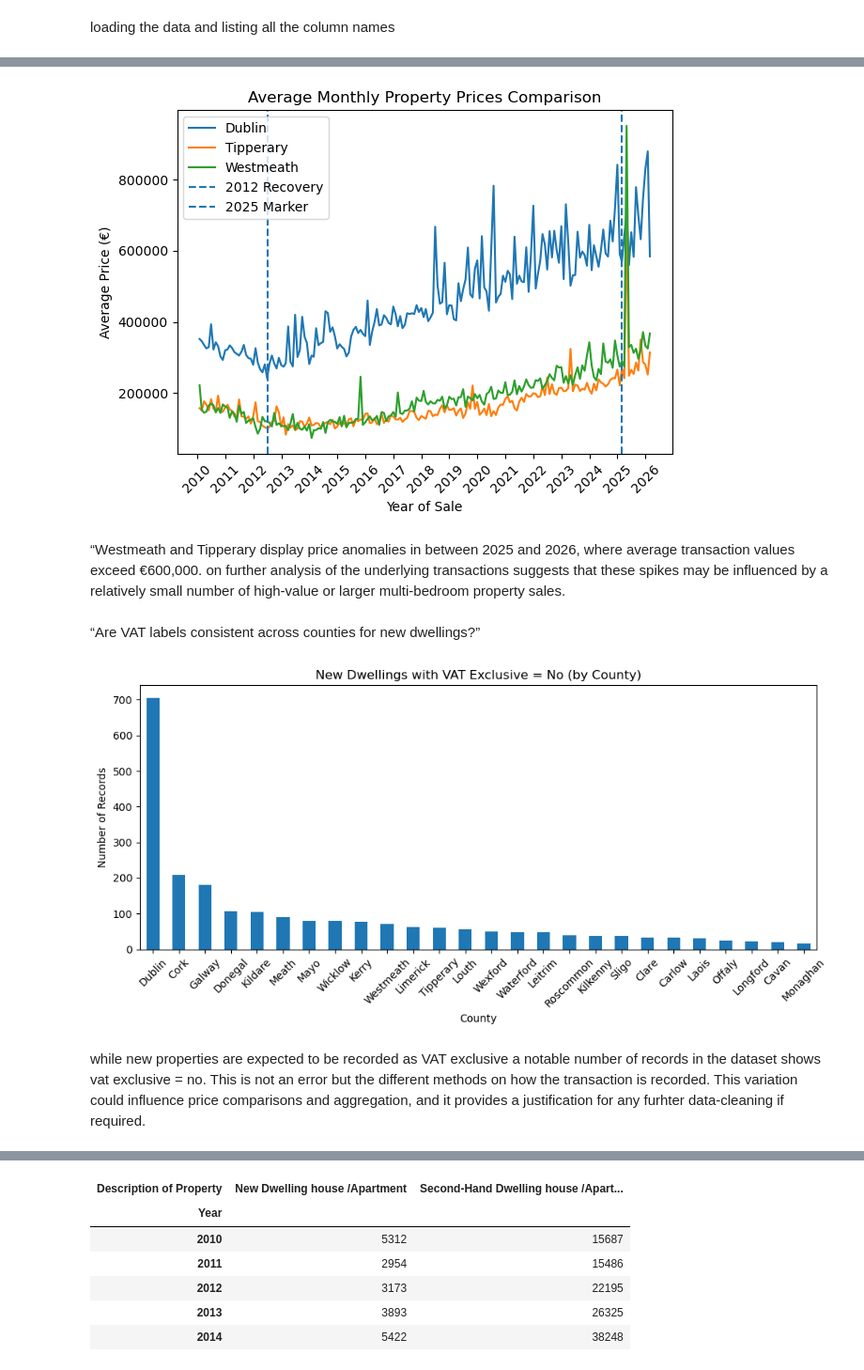
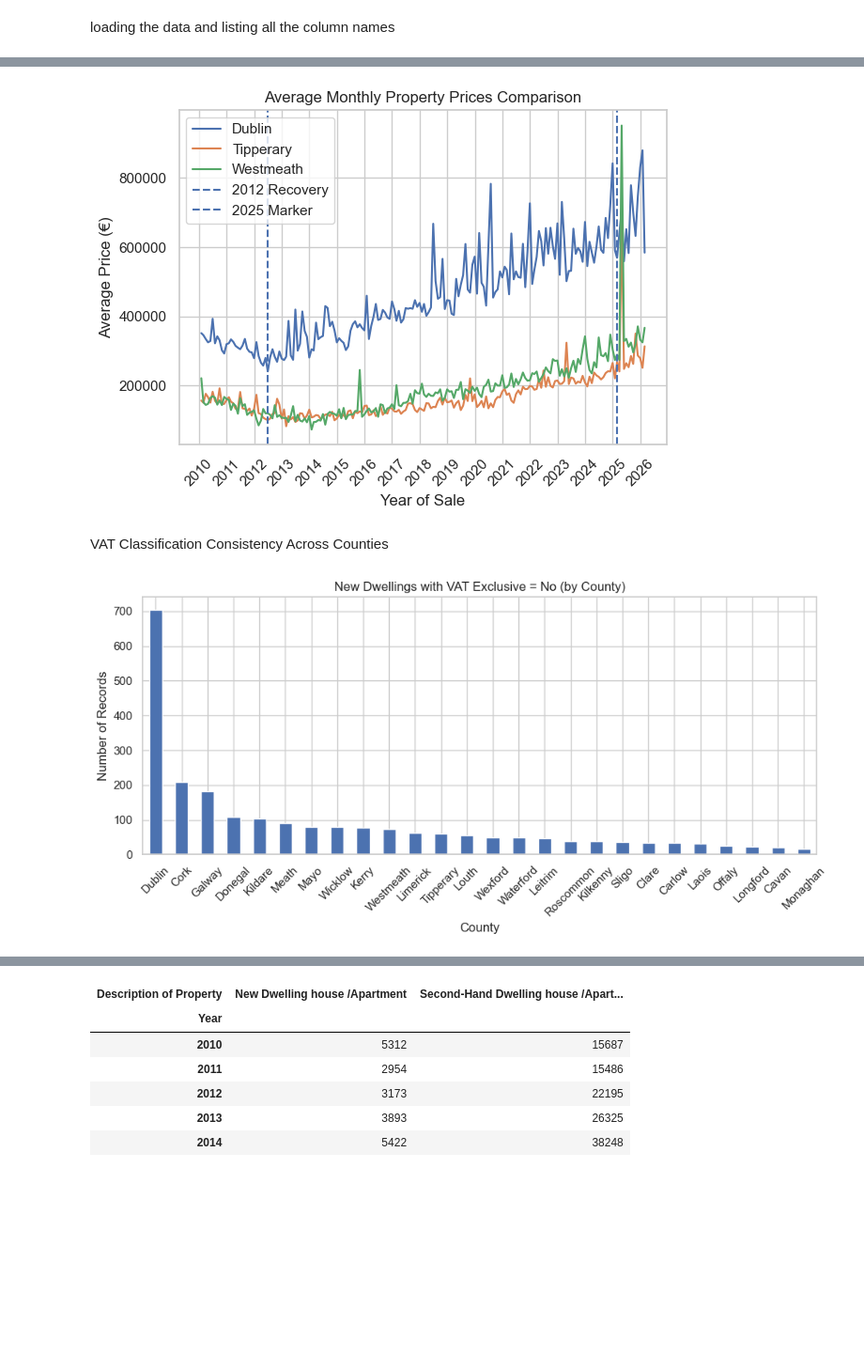
Before and after one commit to sudeep-santhosh/topics_in_data_analytics_EDA, a Jupyter notebook: EDA.ipynb, the cells around one changed output, grey strips where cells are left out. Shown at 94% size. Saved outputs shown, nothing was run; the diff lists cells and outputs as text; code cells hidden in the pictures; blank space fills up the shorter version.

```diff
--- a/EDA.ipynb
+++ b/EDA.ipynb
@@ -4,7 +4,11 @@ import pandas as pd
 import matplotlib.pyplot as plt
 import matplotlib.dates as mdates
 import warnings
+import seaborn as sns
+import numpy as np
+from scipy.stats import linregress
 warnings.filterwarnings("ignore")
+sns.set_theme(style="whitegrid")
 # %% [markdown]
 loading the data and listing all the column names
 # %%
@@ -37,5 +26,19 @@ creating a new column for year by extracting the year from the date of sale colu
 # %%
-df['Date of Sale (dd/mm/yyyy)'] = pd.to_datetime(df['Date of Sale (dd/mm/yyyy)'],format="%d/%m/%Y")
-df['Price (\x80)']=df['Price (\x80)'].str.replace('\x80','').str.replace(',','').astype(float)
-df['Year'] = df['Date of Sale (dd/mm/yyyy)'].dt.year
+# Clean the Price column (just removing non-numbers)
+# This handles the Euro symbol and commas
+df.iloc[:, 4] = df.iloc[:, 4].astype(str).str.replace(r'[^0-9.]', '', regex=True)
+df.iloc[:, 4] = pd.to_numeric(df.iloc[:, 4], errors='coerce')
+
+# Renaming just the basics for graphs
 df = df.rename(columns={df.columns[0]: 'Date', df.columns[2]: 'County', df.columns[4]: 'Price'})
+
+# Create the Year column
+df['Date'] = pd.to_datetime(df['Date'], dayfirst=True, errors='coerce')
+df['Year'] = df['Date'].dt.year
+
+# Dropping rows where Price couldn't be cleaned (headers/empty lines)
+df = df.dropna(subset=['Price'])
+
+# Success Check
+print(f"Dataset Ready: {len(df)} records loaded.")
+print(df[['Date', 'County', 'Price', 'Year']].head())
@@ -75,26 +78,33 @@ plt.tight_layout()
 
 plt.show()
 # %% [output]
-[figure, old version]
+[figure, new version]
-# %% [markdown]
-“Westmeath and Tipperary display price anomalies in between 2025 and 2026, where average transaction values exceed €600,000. on further analysis of the underlying transactions suggests that these spikes may be influenced by a relatively small number of high-value or larger multi-bedroom property sales.
 # %% [markdown]
-“Are VAT labels consistent across counties for new dwellings?”
+VAT Classification Consistency Across Counties
 # %%
-vat_df=df[(df["Description of Property"]=="New Dwelling house /Apartment") & (df["VAT Exclusive"] == "No")]
+# Filtering for Westmeath
+filtered_df = df[df['County'] == "Westmeath"]
+filtered_df = filtered_df.sort_values("Date")
+filtered_df = filtered_df.set_index("Date")
+
+# Resampling to Monthly mean
+filtered_monthly_price = filtered_df["Price"].resample("M").mean()
+
+# Filtering for New Dwellings where VAT Exclusive is "No"
+vat_df = df[(df["Description of Property"] == "New Dwelling house /Apartment") & (df["VAT Exclusive"] == "No")]
+
+# Counting records per County to check for reporting consistency
 county_count = vat_df["County"].value_counts()
-plt.figure(figsize=(10,5))
 
+# Generating the bar chart
+plt.figure(figsize=(10, 5))
 county_count.plot(kind="bar")
 
 plt.title("New Dwellings with VAT Exclusive = No (by County)")
 plt.xlabel("County")
 plt.ylabel("Number of Records")
-
 plt.xticks(rotation=45)
 plt.tight_layout()
 plt.show()
 # %% [output]
-[figure, old version]
+[figure, new version]
-# %% [markdown]
-while new properties are expected to be recorded as VAT exclusive a notable number of records in the dataset shows vat exclusive = no. This is not an error but the different methods on how the transaction is recorded. This variation could influence price comparisons and aggregation, and it provides a justification for any furhter data-cleaning if required.
```
Also changed, not shown: parts of 15 cells of this notebook, 3 other files.
